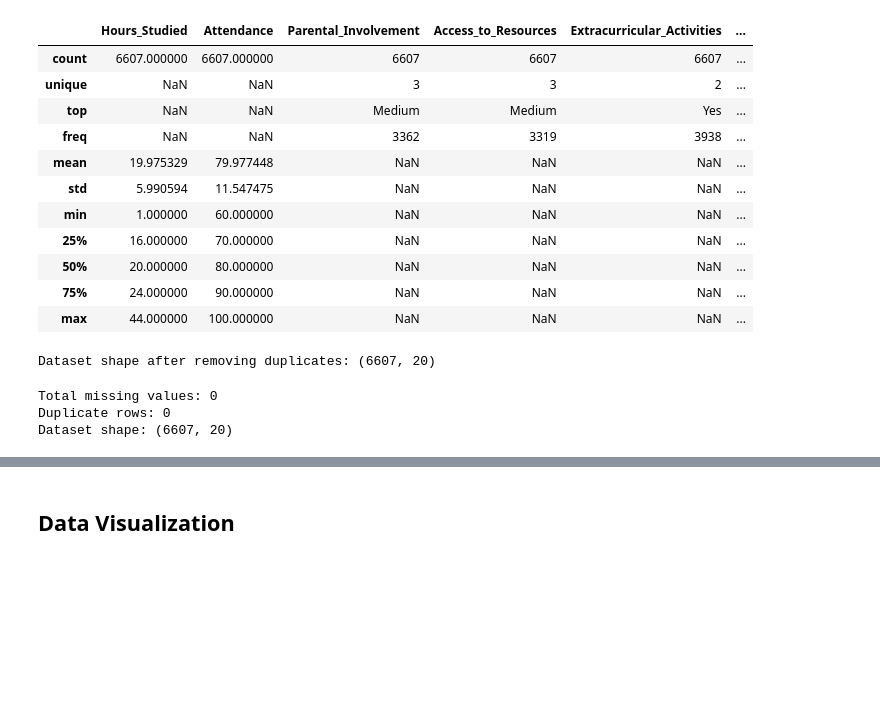
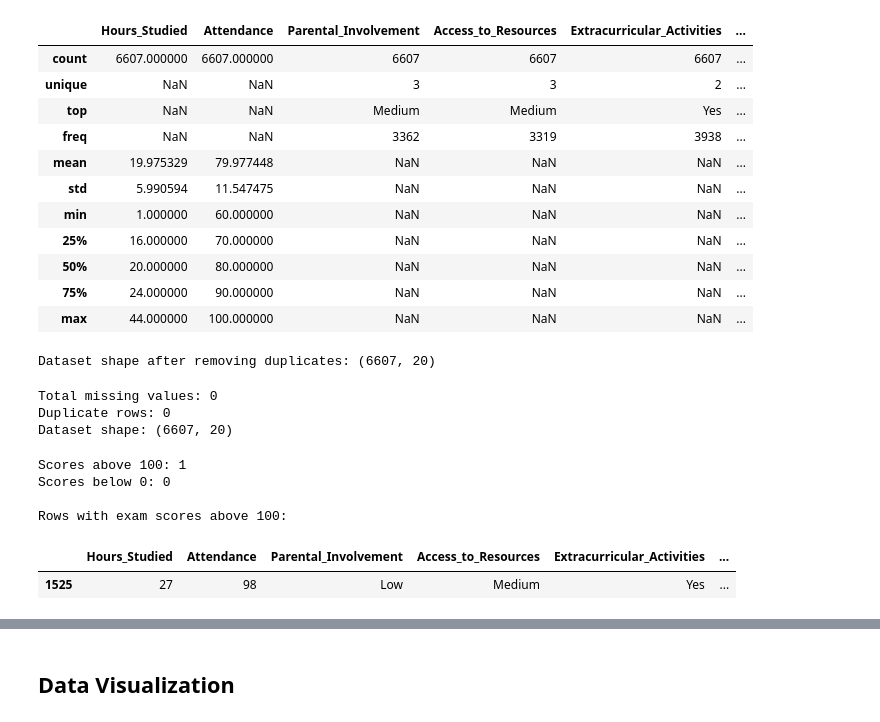
Before and after one commit to asmipandey18/Elevvo_Ml_Internship, a Jupyter notebook: Student_score_prediction.ipynb, the cells around one changed output, grey strips where cells are left out. Drawn from its saved outputs; the diff is of its cells as text; code cells hidden in the pictures; blank space fills up the shorter version.

```diff
--- a/Student_score_prediction.ipynb
+++ b/Student_score_prediction.ipynb
@@ -98,3 +98,20 @@ print("Dataset shape:", df.shape)
 Total missing values: 0
 Duplicate rows: 0
 Dataset shape: (6607, 20)
+# %%
+
+# Check for exam scores outside the expected 0–100 range
+
+print("Scores above 100:", (df["Exam_Score"] > 100).sum())
+print("Scores below 0:", (df["Exam_Score"] < 0).sum())
+
+# Display any scores above 100
+print("\nRows with exam scores above 100:")
+display(df[df["Exam_Score"] > 100])
+# %% [output]
+Scores above 100: 1
+Scores below 0: 0
+
+Rows with exam scores above 100:
+|  | Hours_Studied | Attendance | Parental_Involvement | Access_to_Resources | Extracurricular_Activities | ... |
+| 1525 | 27 | 98 | Low | Medium | Yes | ... |
```
Also changed, not shown: parts of 19 cells of this notebook.
